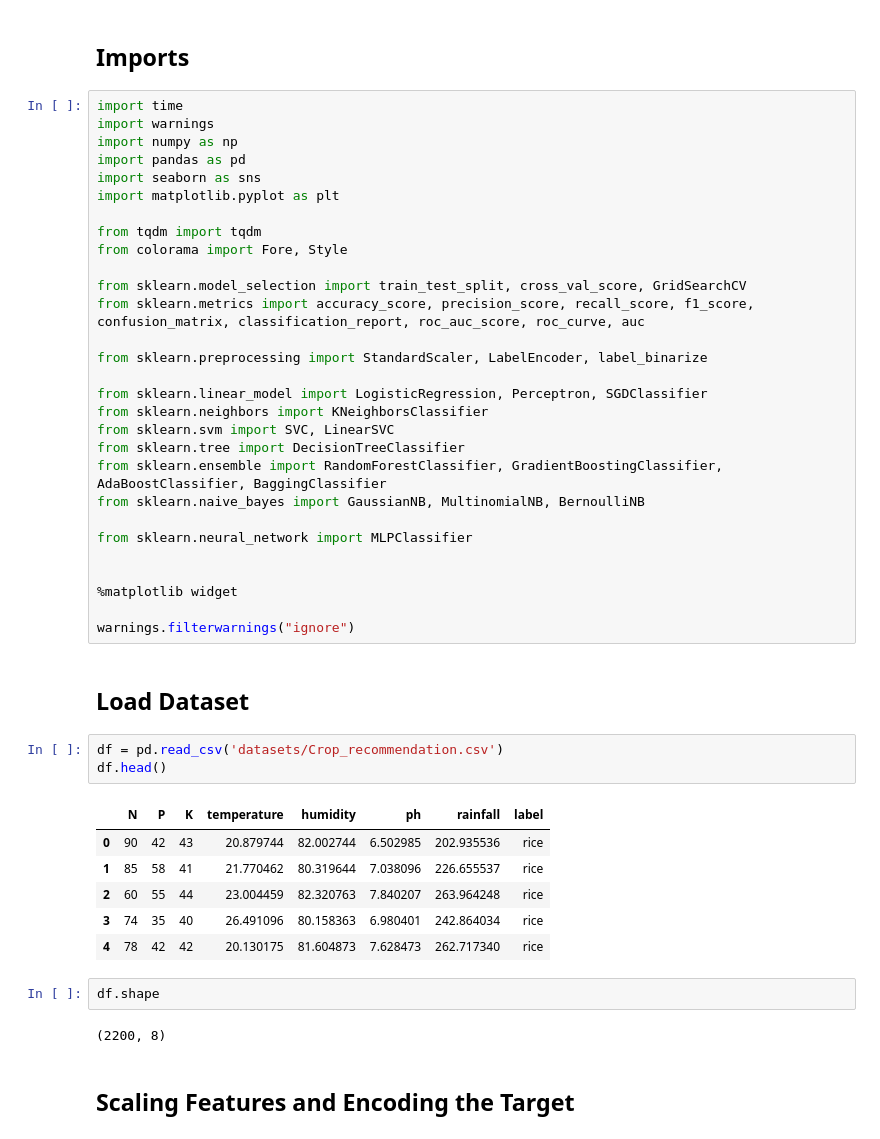
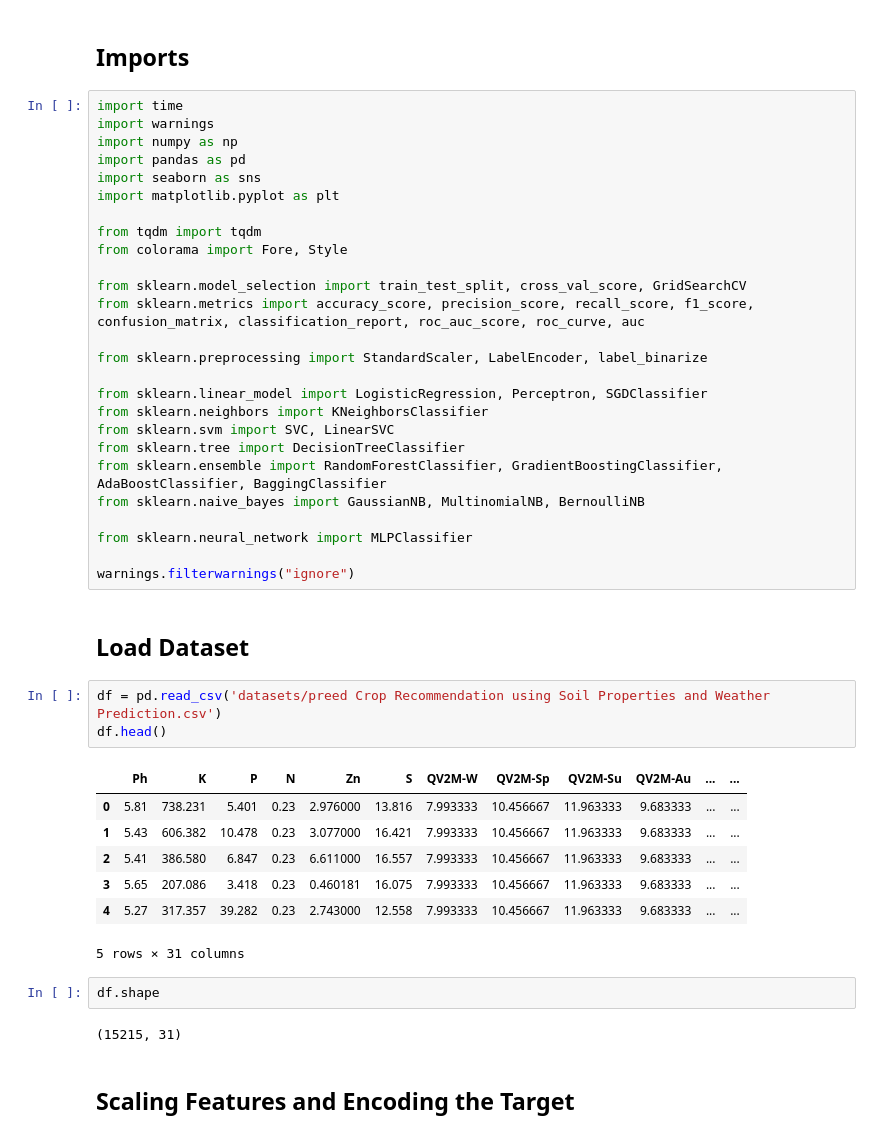
Before and after one commit to Swar028363/agromind, a Jupyter notebook: model_selection.ipynb, the cells around one changed output. Drawn from its saved outputs; the diff is of its cells as text.

Commit message:
using new dataset to select the model

```diff
--- a/model_selection.ipynb
+++ b/model_selection.ipynb
@@ -27,25 +27,23 @@ from sklearn.naive_bayes import GaussianNB, MultinomialNB, BernoulliNB
 
 from sklearn.neural_network import MLPClassifier
 
-
-%matplotlib widget
-
 warnings.filterwarnings("ignore")
 # %% [markdown]
 ## Load Dataset
 # %%
-df = pd.read_csv('datasets/Crop_recommendation.csv')
+df = pd.read_csv('datasets/preed Crop Recommendation using Soil Properties and Weather Prediction.csv')
 df.head()
 # %% [output]
-|  | N | P | K | temperature | humidity | ph | rainfall | label |
-| 0 | 90 | 42 | 43 | 20.879744 | 82.002744 | 6.502985 | 202.935536 | rice |
-| 1 | 85 | 58 | 41 | 21.770462 | 80.319644 | 7.038096 | 226.655537 | rice |
-| 2 | 60 | 55 | 44 | 23.004459 | 82.320763 | 7.840207 | 263.964248 | rice |
-| 3 | 74 | 35 | 40 | 26.491096 | 80.158363 | 6.980401 | 242.864034 | rice |
-| 4 | 78 | 42 | 42 | 20.130175 | 81.604873 | 7.628473 | 262.717340 | rice |
+|  | Ph | K | P | N | Zn | S | QV2M-W | QV2M-Sp | QV2M-Su | QV2M-Au | ... | ... |
+| 0 | 5.81 | 738.231 | 5.401 | 0.23 | 2.976000 | 13.816 | 7.993333 | 10.456667 | 11.963333 | 9.683333 | ... | ... |
+| 1 | 5.43 | 606.382 | 10.478 | 0.23 | 3.077000 | 16.421 | 7.993333 | 10.456667 | 11.963333 | 9.683333 | ... | ... |
+| 2 | 5.41 | 386.580 | 6.847 | 0.23 | 6.611000 | 16.557 | 7.993333 | 10.456667 | 11.963333 | 9.683333 | ... | ... |
+| 3 | 5.65 | 207.086 | 3.418 | 0.23 | 0.460181 | 16.075 | 7.993333 | 10.456667 | 11.963333 | 9.683333 | ... | ... |
+| 4 | 5.27 | 317.357 | 39.282 | 0.23 | 2.743000 | 12.558 | 7.993333 | 10.456667 | 11.963333 | 9.683333 | ... | ... |
+5 rows × 31 columns
 # %%
 df.shape
 # %% [output]
-(2200, 8)
+(15215, 31)
 # %% [markdown]
 ## Scaling Features and Encoding the Target
```
Also changed, not shown: parts of 16 cells of this notebook.
